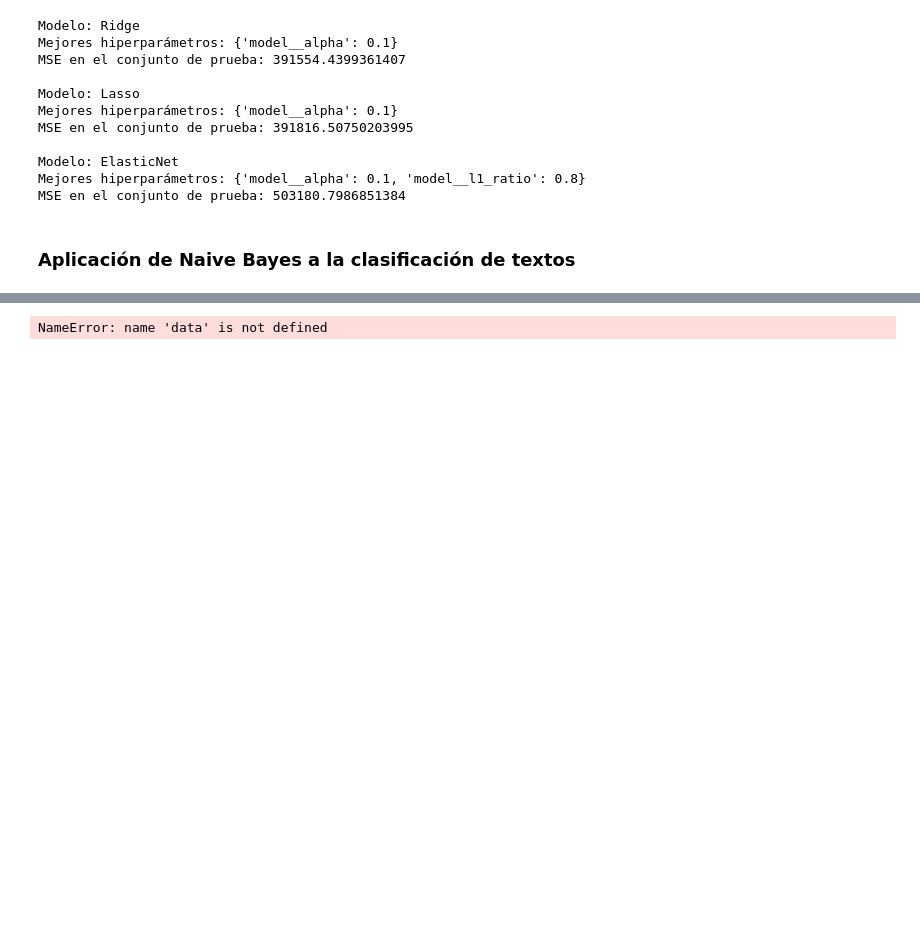
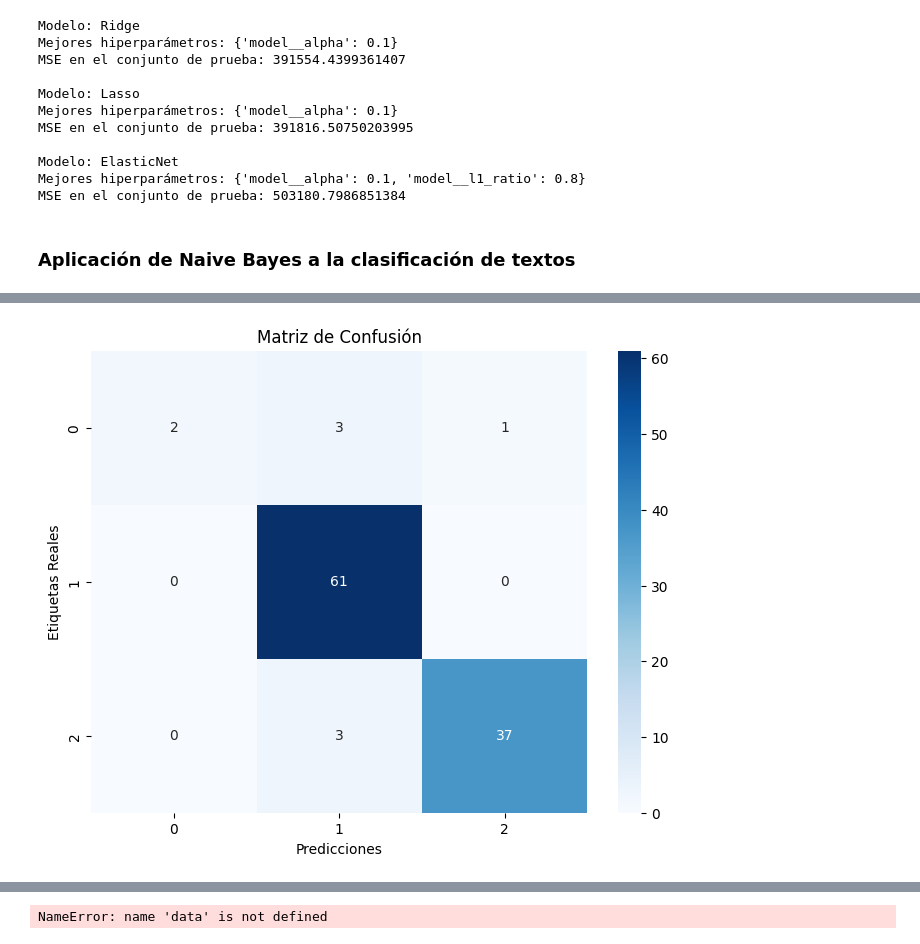
Before and after one commit to germanztz/data-science-uoc-realadvisor, a Jupyter notebook: realadvisor_03_model.ipynb, the cells around one changed output, grey strips where cells are left out. Cells and saved outputs as stored; diff of their text form; code cells hidden in the pictures; blank space fills up the shorter version.

```diff
--- a/realadvisor_03_model.ipynb
+++ b/realadvisor_03_model.ipynb
@@ -1065,0 +1029,20 @@ Predicciones: ['diponible' 'diponible' 'diponible']
+# %%
+import nltk
+from nltk.corpus import stopwords
+import string
+
+nltk.download('stopwords')
+stopwords.words('spanish')
+def process_text(x, language='spanish'):
+    """
+    1. remove punctuation
+    2. remove stopwords
+    3. return list of clean text words
+    """
+    x = x.replace('<p class="ellipsis">','')
+    x = [char.lower() if char not in string.punctuation else ' ' for char in x]
+    x =''.join(x).split()
+    x = [word for word in x if word.lower() not in stopwords.words(language)]
+    return x
+
+ideal["description"].head(5).apply(process_text)
@@ -1065,0 +1096,22 @@ Predicciones: ['diponible' 'diponible' 'diponible']
+# %%
+
+import seaborn as sns
+import matplotlib.pyplot as plt
+from sklearn.metrics import confusion_matrix
+
+# Calcula la matriz de confusión
+cm = confusion_matrix(y_test, prediction)
+
+# Crea una figura y un eje para la gráfica
+plt.figure(figsize=(8, 6))
+sns.heatmap(cm, annot=True, cmap='Blues')
+
+# Agrega título y etiquetas a la gráfica
+plt.title('Matriz de Confusión')
+plt.xlabel('Predicciones')
+plt.ylabel('Etiquetas Reales')
+
+# Muestra la gráfica
+plt.show()
+# %% [output]
+[figure, added]
```
Also changed, not shown: parts of 10 cells of this notebook, 7 other files.
